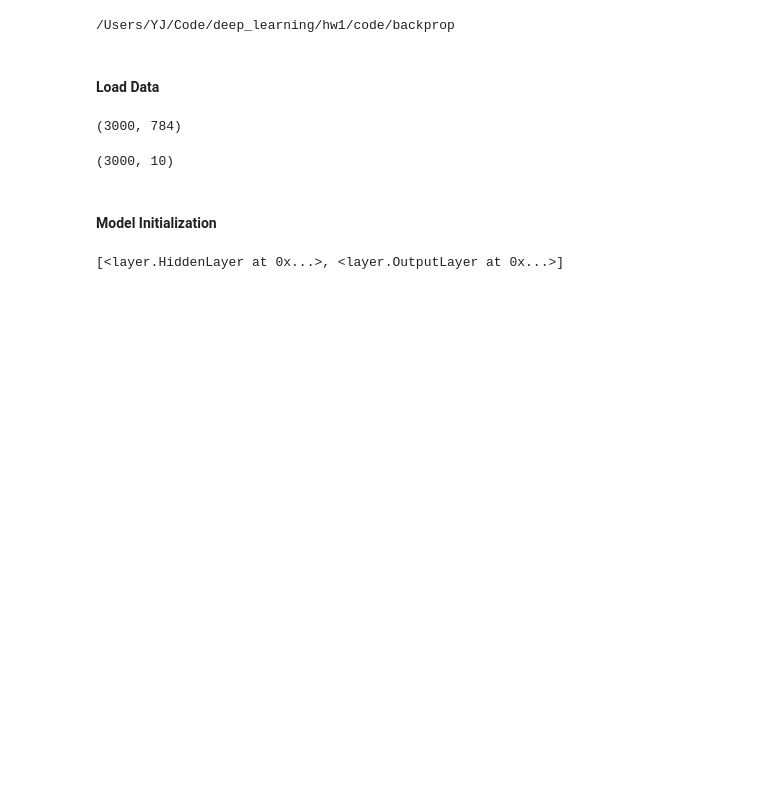
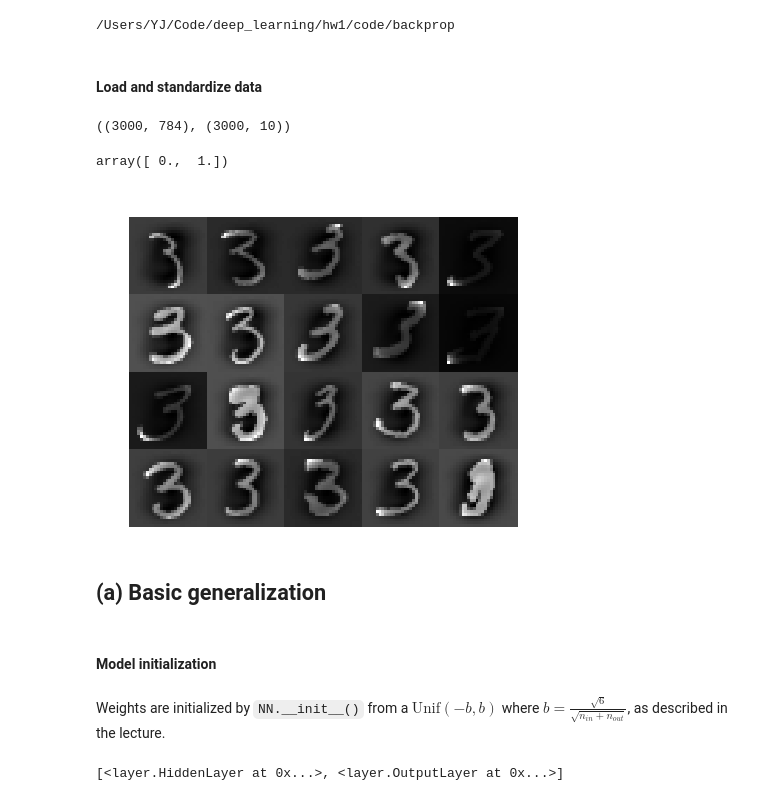
Before and after one commit to yjchoe/deep_learning, a Jupyter notebook: hw1/code/notebooks/nn_mnist.ipynb, the cells around one changed output. Cells and saved outputs as stored; diff of their text form; code cells hidden in the pictures; blank space fills up the shorter version.

Commit message:
basic nn submission

```diff
--- a/hw1/code/notebooks/nn_mnist.ipynb
+++ b/hw1/code/notebooks/nn_mnist.ipynb
@@ -18,19 +20,32 @@ from utils import load_data
 # %% [markdown]
-#### Load Data
+#### Load and standardize data
 # %%
 X_train, X_valid, X_test, y_train, y_valid, y_test = \
     load_data('../../data/digitstrain.txt',
               '../../data/digitsvalid.txt',
               '../../data/digitstest.txt')
 # %%
-X_train.shape
+X_train.shape, y_train.shape
 # %% [output]
-(3000, 784)
+((3000, 784), (3000, 10))
-# %%
-y_train.shape
-# %% [output]
-(3000, 10)
+# %%
+scaler  = standardize_data(X_train)
+X_train = scaler.transform(X_train)
+X_valid = scaler.transform(X_valid)
+X_test  = scaler.transform(X_test )
+np.round([X_train.mean(axis=0).max(), X_train.std(axis=0).max()], 5)  # [0., 1.]
+# %% [output]
+array([ 0.,  1.])
+# %%
+print_image(X_train[1160:1180, :], output_shape=(4, 5))
+None
+# %% [output]
+[figure, added]
+# %% [markdown]
+## (a) Basic generalization
 # %% [markdown]
-#### Model Initialization
+#### Model initialization
+# %% [markdown]
+Weights are initialized by `NN.__init__()` from a $\mathrm{Unif}(-b, b)$ where $b = \frac{\sqrt{6}}{\sqrt{n_{in}+n_{out}}}$, as described in the lecture.
 # %%
 nn = NN(architecture=[784, 100, 10],
```
Also changed, not shown: parts of 59 cells of this notebook, 6 other files.
